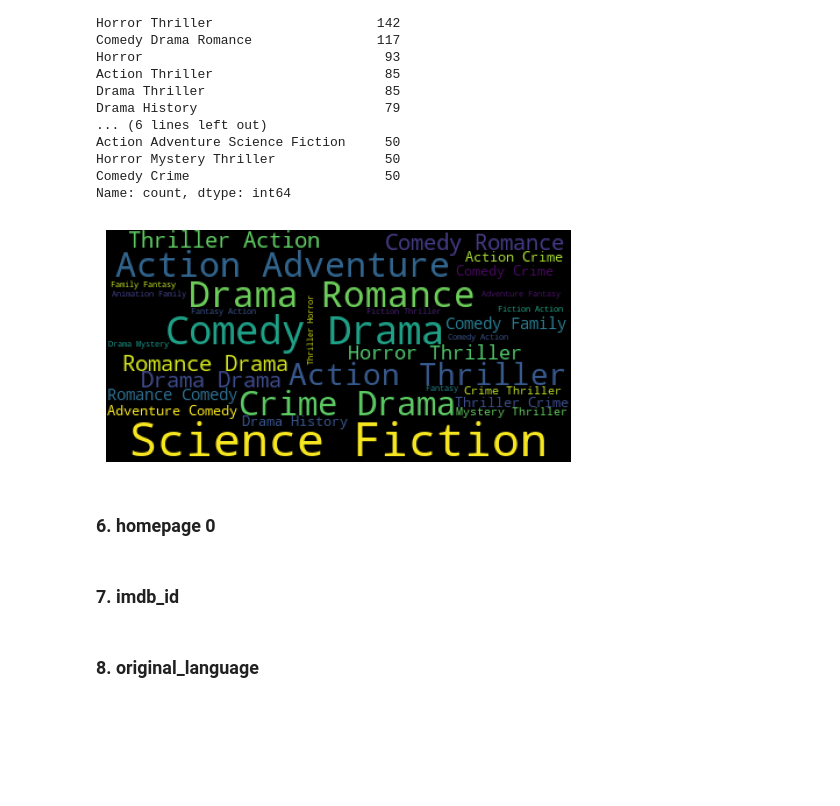
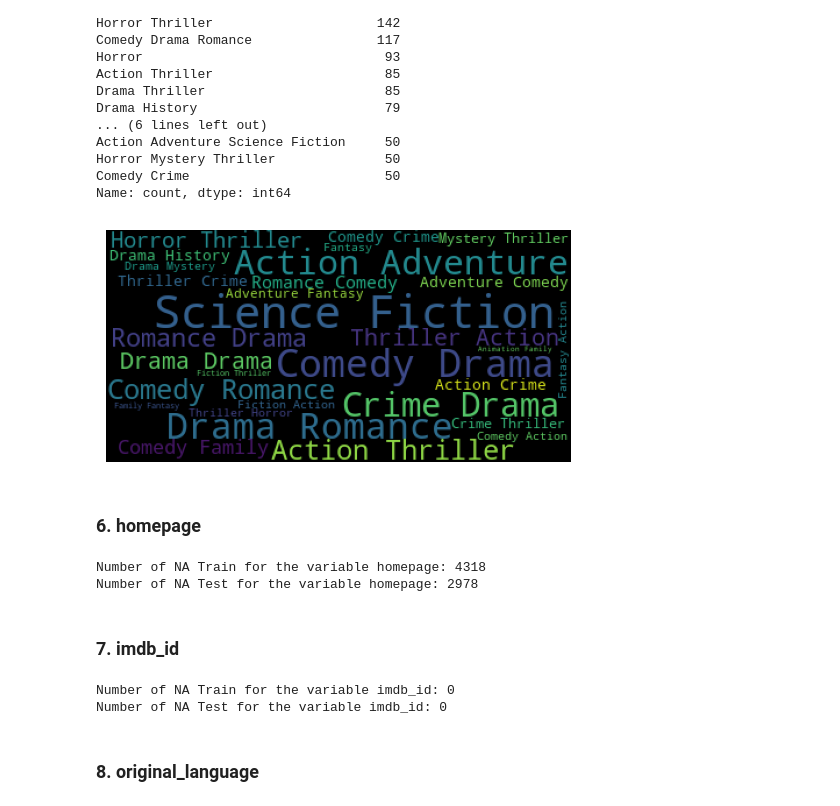
Before and after one commit to RyanYuanyang/TMDB-Movie-Prediction, a Jupyter notebook: DataAnalysis.ipynb, the cells around one changed output. Cells and saved outputs as stored; diff of their text form; code cells hidden in the pictures; blank space fills up the shorter version.

```diff
--- a/DataAnalysis.ipynb
+++ b/DataAnalysis.ipynb
@@ -193,5 +193,6 @@ Movies with budget listed as 0:  1657
 # %%
 # count the word frequency in the genres column
+train["genres"] = train["genres"].fillna("[]")
 genres = train.genres.apply(lambda x: {} if pd.isna(x) else ast.literal_eval(x))
 genres = genres.apply(lambda x: [i['name'] for i in x] if isinstance(x, list) else [])
 genres = genres.apply(lambda x: ' '.join(x))
@@ -217,17 +218,32 @@ Comedy Crime                         50
 Name: count, dtype: int64
 # %%
 #wordcloud for genres
-wc_genres=wordcloud.WordCloud(background_color='black',max_words=30,stopwords=None,mask=None,random_state=None,max_font_size=None,font_step=1,mode='RGB',relative_scaling='auto',colormap='viridis',normalize_plurals=False)
+stopWords = set(wordcloud.STOPWORDS)
+stopWords.add('movie')
+stopWords.add('&')
+wc_genres=wordcloud.WordCloud(background_color='black',max_words=30,stopwords=stopWords,mask=None,random_state=None,max_font_size=None,font_step=1,mode='RGB',relative_scaling='auto',colormap='viridis',normalize_plurals=False)
 wc_genres.generate(' '.join(genres))
 plt.figure(figsize=(6,6))
 plt.imshow(wc_genres)
 plt.axis('off')
 plt.show()
 # %% [output]
-[figure, old version]
+[figure, new version]
 # %% [markdown]
-### 6. homepage 0
+### 6. homepage
+# %%
+print("Number of NA Train for the variable homepage: " + str(train[train.homepage.isna()].shape[0]))
+print("Number of NA Test for the variable homepage: " + str(test[test.homepage.isna()].shape[0]))
+# %% [output]
+Number of NA Train for the variable homepage: 4318
+Number of NA Test for the variable homepage: 2978
 # %% [markdown]
 ### 7. imdb_id
+# %%
+print("Number of NA Train for the variable imdb_id: " + str(train[train.imdb_id.isna()].shape[0]))
+print("Number of NA Test for the variable imdb_id: " + str(test[test.imdb_id.isna()].shape[0]))
+# %% [output]
+Number of NA Train for the variable imdb_id: 0
+Number of NA Test for the variable imdb_id: 0
 # %% [markdown]
 ### 8. original_language
```
Also changed, not shown: parts of 67 cells of this notebook.
